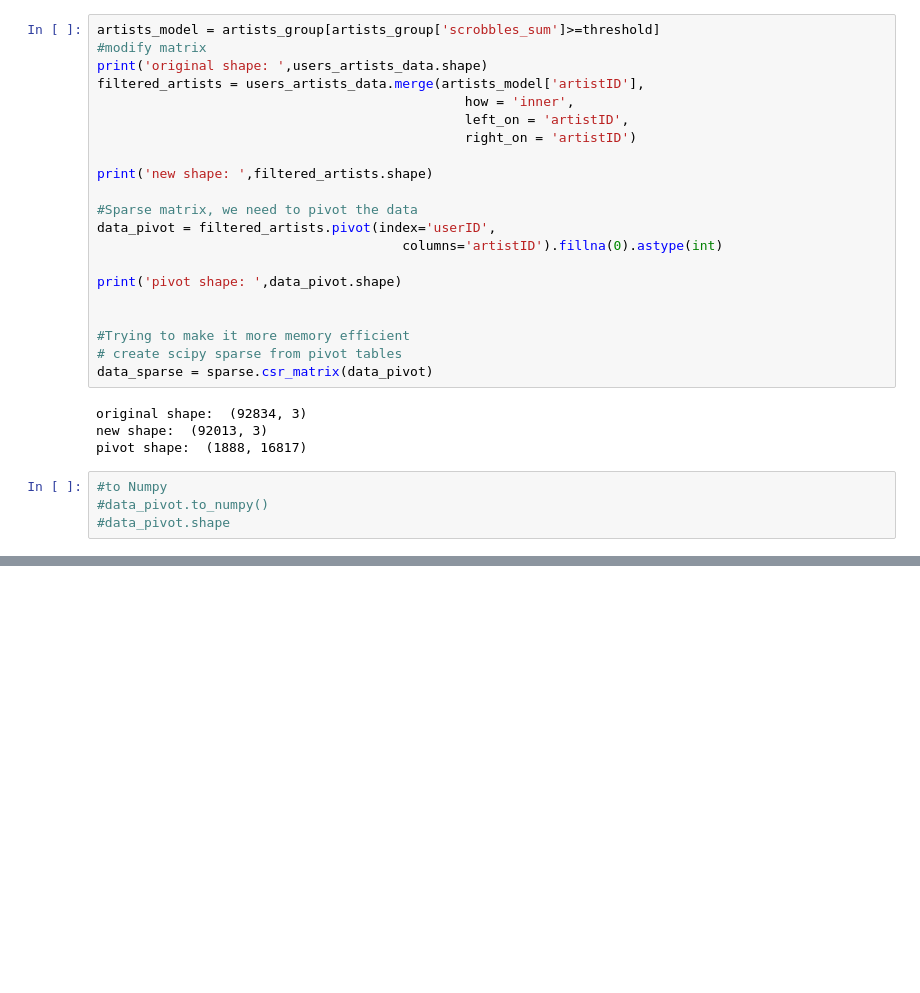
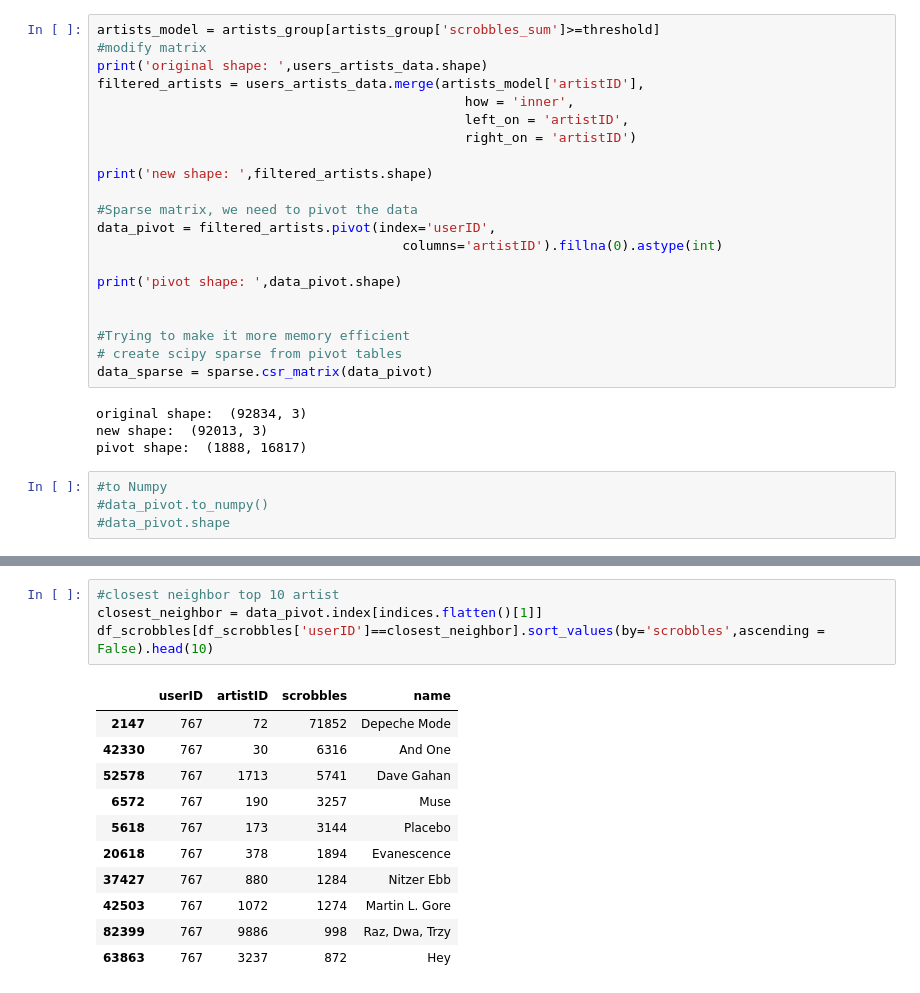
Before and after one commit to luish910/cda_recomm_project, a Jupyter notebook: Clustering Prototype.ipynb, the cells around one changed output, grey strips where cells are left out. Drawn from its saved outputs; the diff is of its cells as text; blank space fills up the shorter version.

```diff
--- a/Clustering Prototype.ipynb
+++ b/Clustering Prototype.ipynb
@@ -293,0 +325,16 @@ Recommendations for user 628:
+# %%
+#closest neighbor top 10 artist
+closest_neighbor = data_pivot.index[indices.flatten()[1]]
+df_scrobbles[df_scrobbles['userID']==closest_neighbor].sort_values(by='scrobbles',ascending = False).head(10)
+# %% [output]
+|  | userID | artistID | scrobbles | name |
+| 2147 | 767 | 72 | 71852 | Depeche Mode |
+| 42330 | 767 | 30 | 6316 | And One |
+| 52578 | 767 | 1713 | 5741 | Dave Gahan |
+| 6572 | 767 | 190 | 3257 | Muse |
+| 5618 | 767 | 173 | 3144 | Placebo |
+| 20618 | 767 | 378 | 1894 | Evanescence |
+| 37427 | 767 | 880 | 1284 | Nitzer Ebb |
+| 42503 | 767 | 1072 | 1274 | Martin L. Gore |
+| 82399 | 767 | 9886 | 998 | Raz, Dwa, Trzy |
+| 63863 | 767 | 3237 | 872 | Hey |
```
Also changed, not shown: parts of 16 cells of this notebook, 1 other file.
